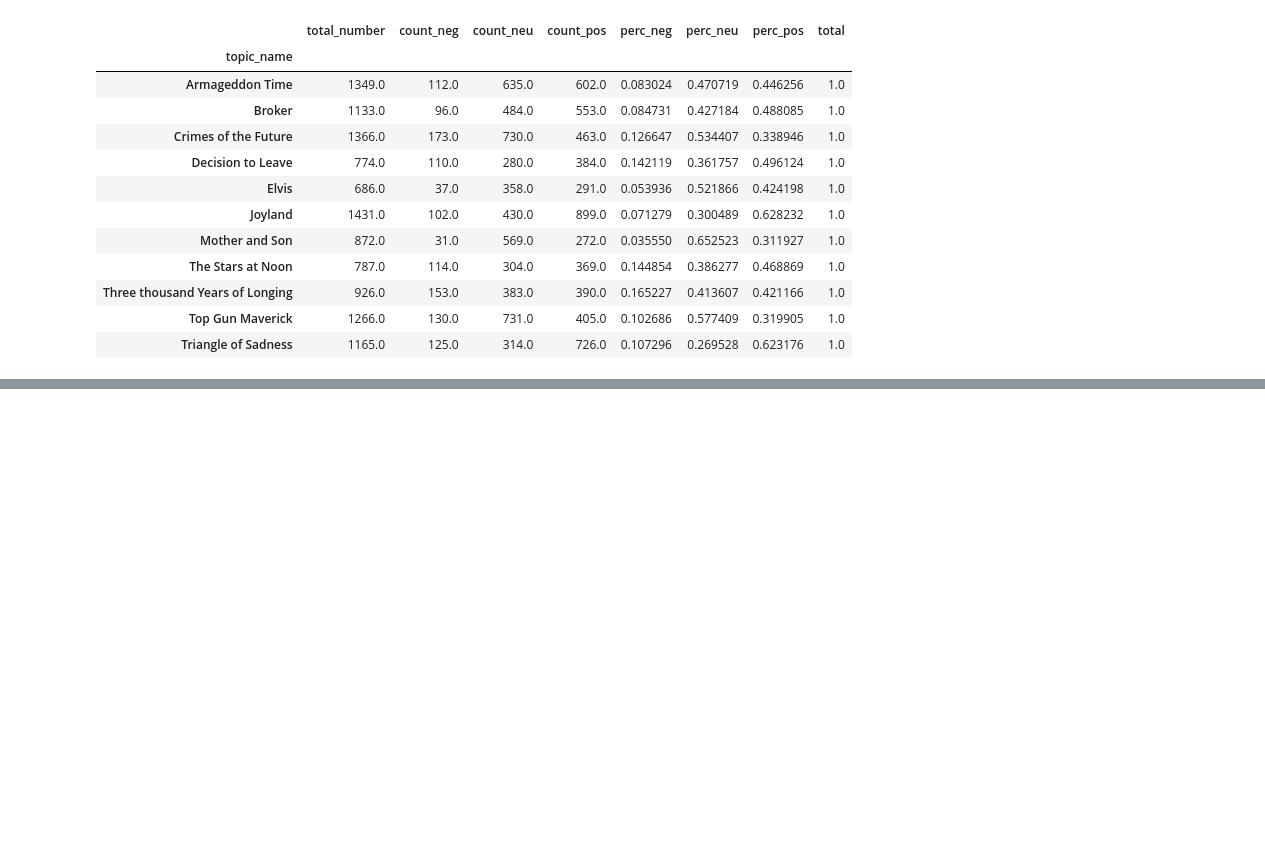
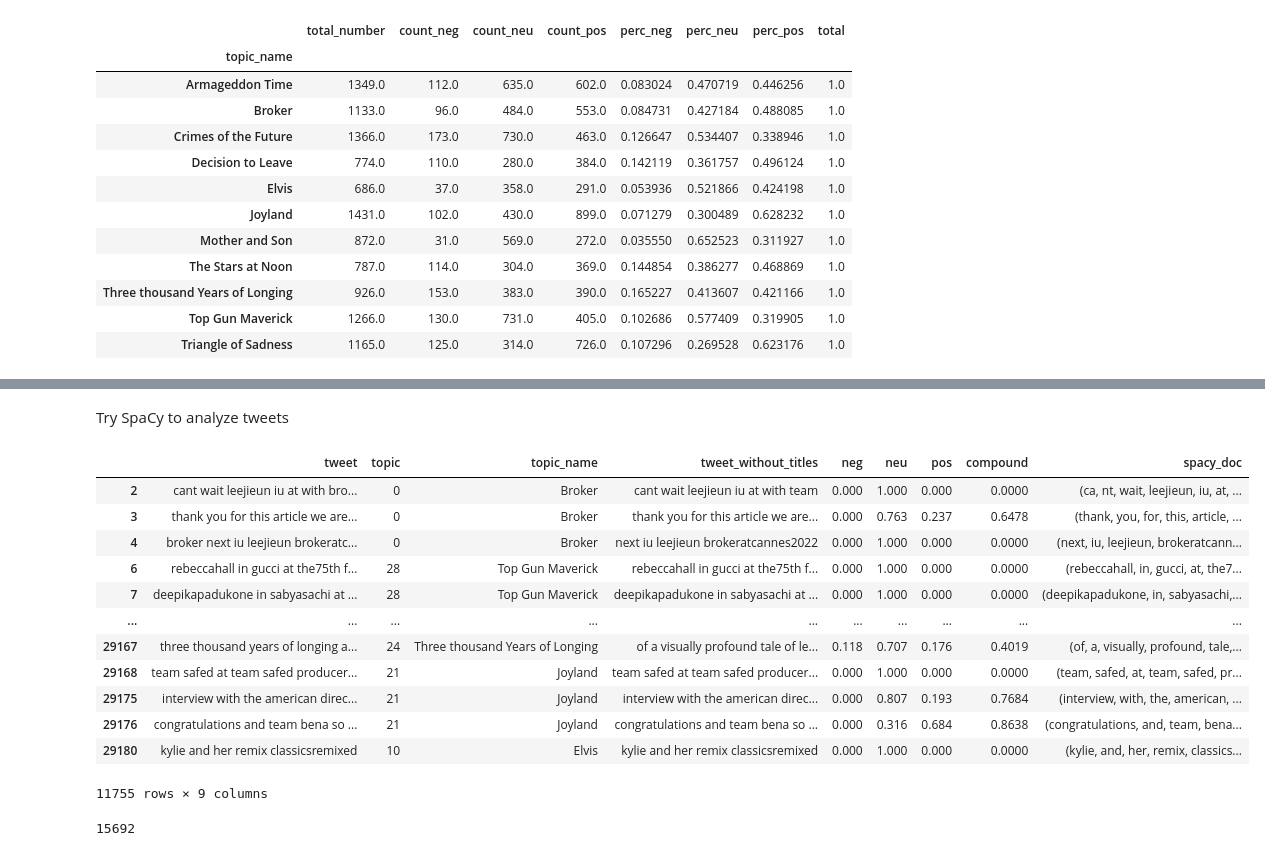
Before and after one commit to amyyunekim/Course_5_NLP, a Jupyter notebook: code/nlp_cannes.ipynb, the cells around one changed output, grey strips where cells are left out. Saved outputs shown, nothing was run; the diff lists cells and outputs as text; code cells hidden in the pictures; blank space fills up the shorter version.

```diff
--- a/code/nlp_cannes.ipynb
+++ b/code/nlp_cannes.ipynb
@@ -782,0 +874,23 @@ df_movie_cleaned.groupby('topic_name').apply(compute_metrics)
+# %% [markdown]
+Try SpaCy to analyze tweets
+# %%
+import spacy
+nlp=spacy.load('en_core_web_sm')
+# %%
+df_movie_cleaned['spacy_doc']= list(nlp.pipe(df_movie_cleaned['tweet_without_titles']))
+# %%
+df_movie_cleaned
+# %% [output]
+|  | tweet | topic | topic_name | tweet_without_titles | neg | neu | pos | compound | spacy_doc |
+| 2 | cant wait leejieun iu at with bro... | 0 | Broker | cant wait leejieun iu at with team | 0.000 | 1.000 | 0.000 | 0.0000 | (ca, nt, wait, leejieun, iu, at, ... |
+| 3 | thank you for this article we are... | 0 | Broker | thank you for this article we are... | 0.000 | 0.763 | 0.237 | 0.6478 | (thank, you, for, this, article, ... |
+| 4 | broker next iu leejieun brokeratc... | 0 | Broker | next iu leejieun brokeratcannes2022 | 0.000 | 1.000 | 0.000 | 0.0000 | (next, iu, leejieun, brokeratcann... |
+| 6 | rebeccahall in gucci at the75th f... | 28 | Top Gun Maverick | rebeccahall in gucci at the75th f... | 0.000 | 1.000 | 0.000 | 0.0000 | (rebeccahall, in, gucci, at, the7... |
+| 7 | deepikapadukone in sabyasachi at ... | 28 | Top Gun Maverick | deepikapadukone in sabyasachi at ... | 0.000 | 1.000 | 0.000 | 0.0000 | (deepikapadukone, in, sabyasachi,... |
+| ... | ... | ... | ... | ... | ... | ... | ... | ... | ... |
+| 29167 | three thousand years of longing a... | 24 | Three thousand Years of Longing | of a visually profound tale of le... | 0.118 | 0.707 | 0.176 | 0.4019 | (of, a, visually, profound, tale,... |
+| 29168 | team safed at team safed producer... | 21 | Joyland | team safed at team safed producer... | 0.000 | 1.000 | 0.000 | 0.0000 | (team, safed, at, team, safed, pr... |
+| 29175 | interview with the american direc... | 21 | Joyland | interview with the american direc... | 0.000 | 0.807 | 0.193 | 0.7684 | (interview, with, the, american, ... |
+| 29176 | congratulations and team bena so ... | 21 | Joyland | congratulations and team bena so ... | 0.000 | 0.316 | 0.684 | 0.8638 | (congratulations, and, team, bena... |
+| 29180 | kylie and her remix classicsremixed | 10 | Elvis | kylie and her remix classicsremixed | 0.000 | 1.000 | 0.000 | 0.0000 | (kylie, and, her, remix, classics... |
+11755 rows × 9 columns
@@ -782,0 +899,4 @@ df_movie_cleaned.groupby('topic_name').apply(compute_metrics)
+# %%
+len(pos_adj)
+# %% [output]
+15692
```
Also changed, not shown: parts of 9 cells of this notebook.
